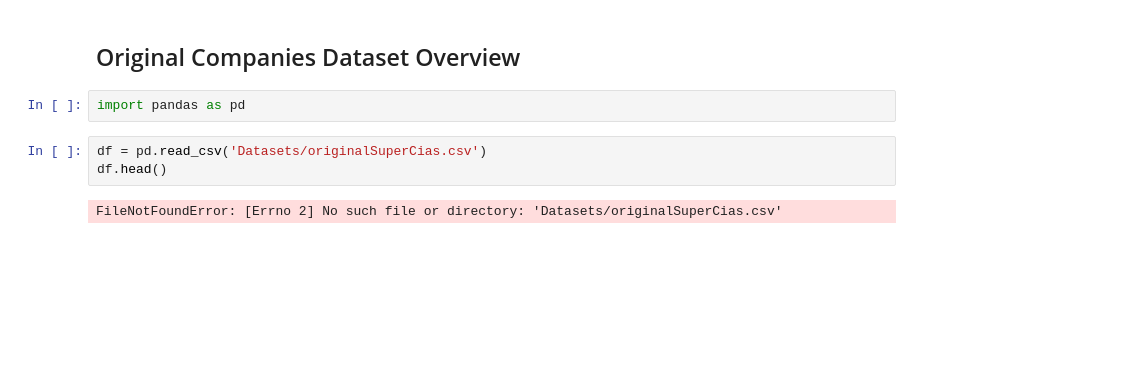
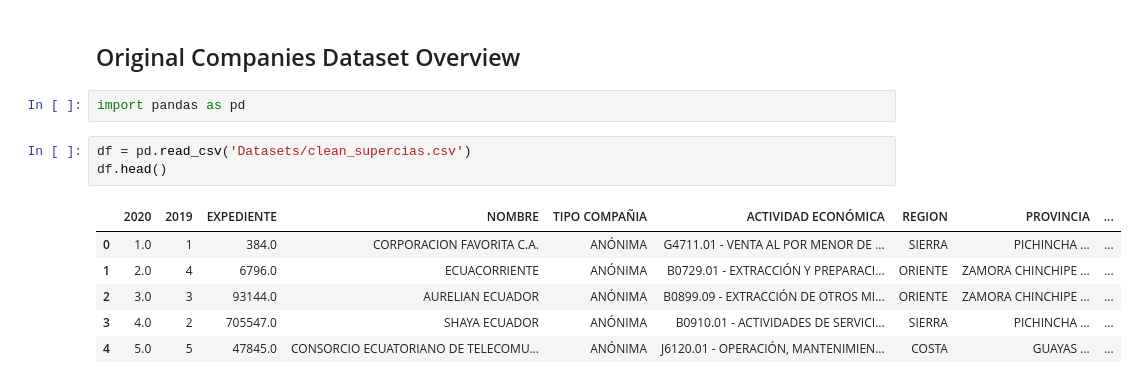
Before and after one commit to JFNebel/ecuadorian-graduates-workforce-mobility, a Jupyter notebook: Avance1/DatasetOverview.ipynb, the cells around one changed output. Saved outputs shown, nothing was run; the diff lists cells and outputs as text; blank space fills up the shorter version.

Commit message:
Finished structured overview of main dataset

```diff
--- a/Avance1/DatasetOverview.ipynb
+++ b/Avance1/DatasetOverview.ipynb
@@ -3,7 +3,12 @@
 # %%
 import pandas as pd
 # %%
-df = pd.read_csv('Datasets/originalSuperCias.csv')
+df = pd.read_csv('Datasets/clean_supercias.csv')
 df.head()
 # %% [output]
-FileNotFoundError: [Errno 2] No such file or directory: 'Datasets/originalSuperCias.csv'
+|  | 2020 | 2019 | EXPEDIENTE | NOMBRE | TIPO COMPAÑIA | ACTIVIDAD ECONÓMICA | REGION | PROVINCIA | ... |
+| 0 | 1.0 | 1 | 384.0 | CORPORACION FAVORITA C.A. | ANÓNIMA | G4711.01 - VENTA AL POR MENOR DE ... | SIERRA | PICHINCHA ... | ... |
+| 1 | 2.0 | 4 | 6796.0 | ECUACORRIENTE | ANÓNIMA | B0729.01 - EXTRACCIÓN Y PREPARACI... | ORIENTE | ZAMORA CHINCHIPE ... | ... |
+| 2 | 3.0 | 3 | 93144.0 | AURELIAN ECUADOR | ANÓNIMA | B0899.09 - EXTRACCIÓN DE OTROS MI... | ORIENTE | ZAMORA CHINCHIPE ... | ... |
+| 3 | 4.0 | 2 | 705547.0 | SHAYA ECUADOR | ANÓNIMA | B0910.01 - ACTIVIDADES DE SERVICI... | SIERRA | PICHINCHA ... | ... |
+| 4 | 5.0 | 5 | 47845.0 | CONSORCIO ECUATORIANO DE TELECOMU... | ANÓNIMA | J6120.01 - OPERACIÓN, MANTENIMIEN... | COSTA | GUAYAS ... | ... |
```
Also changed, not shown: parts of 9 cells of this notebook, 2 other files.
